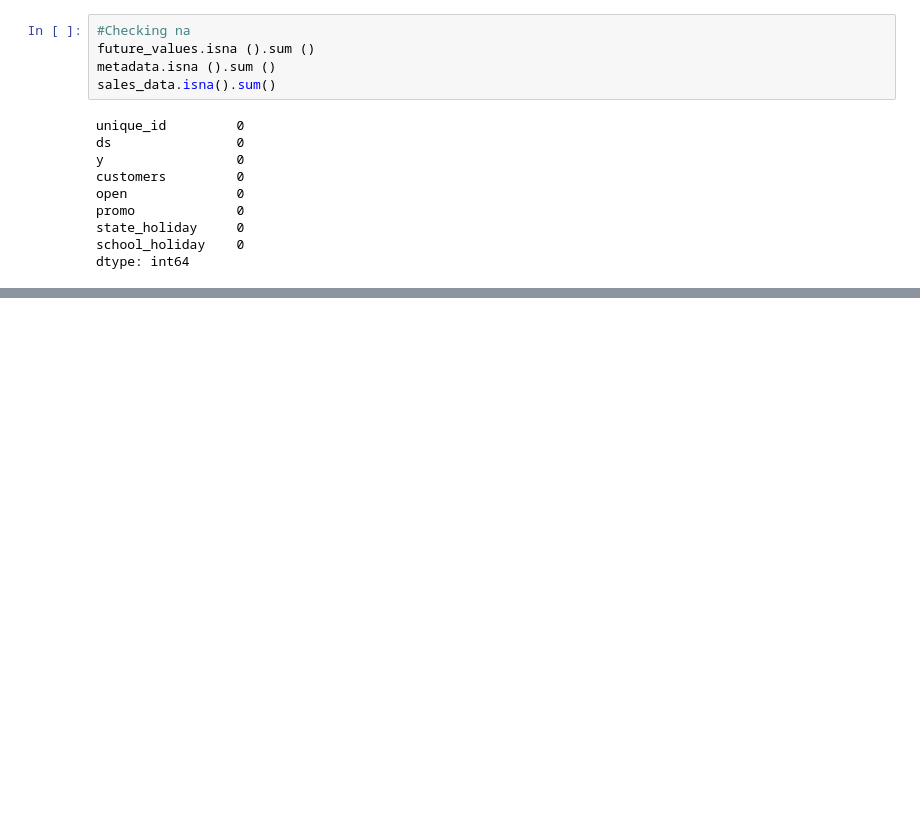
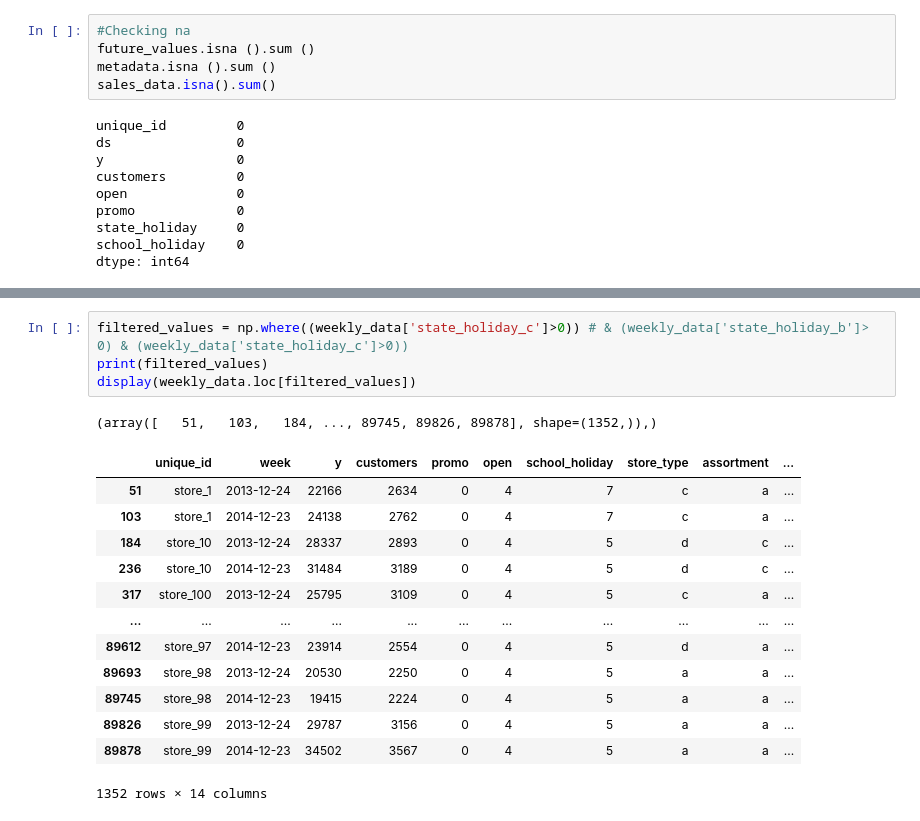
Before and after one commit to YL-6/BF-final, a Jupyter notebook: Sila.ipynb, the cells around one changed output, grey strips where cells are left out. Cells and saved outputs as stored; diff of their text form; blank space fills up the shorter version.

```diff
--- a/Sila.ipynb
+++ b/Sila.ipynb
@@ -108,0 +209,19 @@ sales_merged.head()
+# %%
+filtered_values = np.where((weekly_data['state_holiday_c']>0)) # & (weekly_data['state_holiday_b']> 0) & (weekly_data['state_holiday_c']>0))
+print(filtered_values)
+display(weekly_data.loc[filtered_values])
+# %% [output]
+(array([   51,   103,   184, ..., 89745, 89826, 89878], shape=(1352,)),)
+|  | unique_id | week | y | customers | promo | open | school_holiday | store_type | assortment | ... |
+| 51 | store_1 | 2013-12-24 | 22166 | 2634 | 0 | 4 | 7 | c | a | ... |
+| 103 | store_1 | 2014-12-23 | 24138 | 2762 | 0 | 4 | 7 | c | a | ... |
+| 184 | store_10 | 2013-12-24 | 28337 | 2893 | 0 | 4 | 5 | d | c | ... |
+| 236 | store_10 | 2014-12-23 | 31484 | 3189 | 0 | 4 | 5 | d | c | ... |
+| 317 | store_100 | 2013-12-24 | 25795 | 3109 | 0 | 4 | 5 | c | a | ... |
+| ... | ... | ... | ... | ... | ... | ... | ... | ... | ... | ... |
+| 89612 | store_97 | 2014-12-23 | 23914 | 2554 | 0 | 4 | 5 | d | a | ... |
+| 89693 | store_98 | 2013-12-24 | 20530 | 2250 | 0 | 4 | 5 | a | a | ... |
+| 89745 | store_98 | 2014-12-23 | 19415 | 2224 | 0 | 4 | 5 | a | a | ... |
+| 89826 | store_99 | 2013-12-24 | 29787 | 3156 | 0 | 4 | 5 | a | a | ... |
+| 89878 | store_99 | 2014-12-23 | 34502 | 3567 | 0 | 4 | 5 | a | a | ... |
+1352 rows × 14 columns
```
Also changed, not shown: parts of 11 cells of this notebook, 2 other files.
